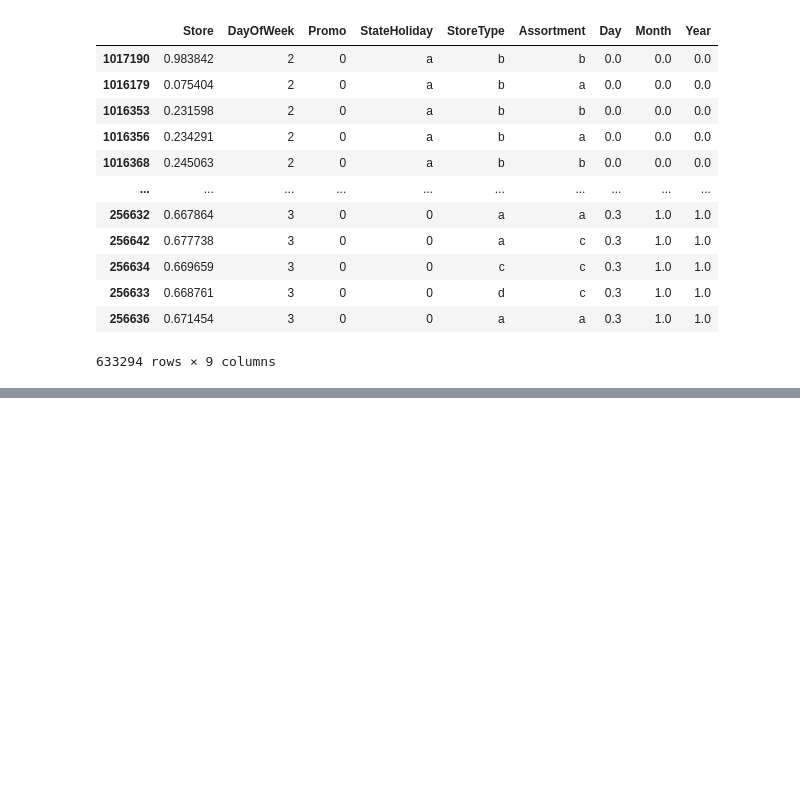
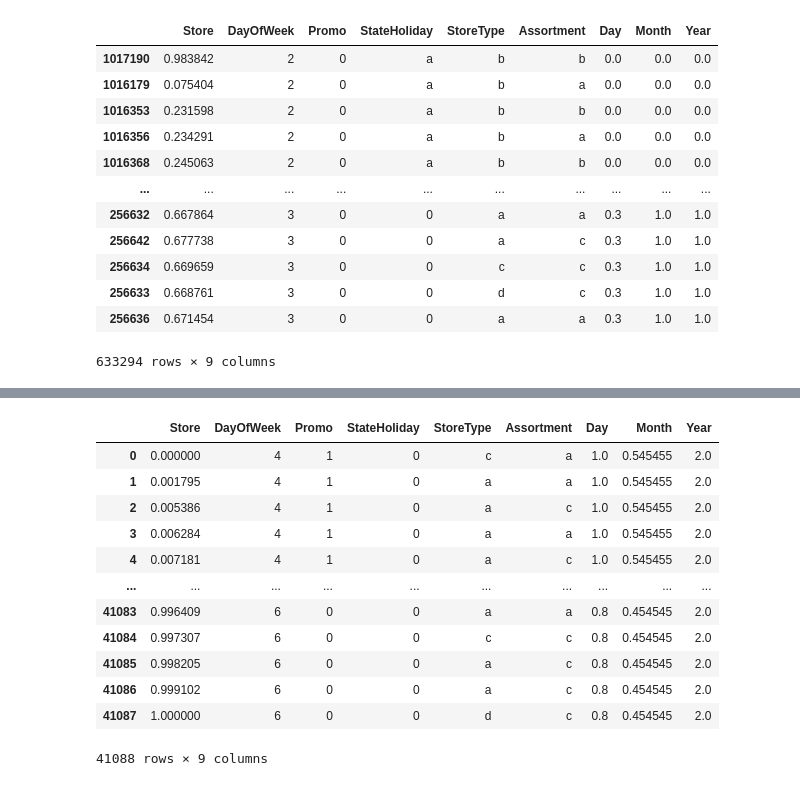
Before and after one commit to Imran1hp/Machine-Learning, a Jupyter notebook: Rossmann_store_sales_prob.ipynb, the cells around one changed output, grey strips where cells are left out. Cells and saved outputs as stored; diff of their text form; code cells hidden in the pictures; blank space fills up the shorter version.

```diff
--- a/Rossmann_store_sales_prob.ipynb
+++ b/Rossmann_store_sales_prob.ipynb
@@ -437,0 +454,16 @@ train_inputs
+# %%
+test_inputs
+# %% [output]
+|  | Store | DayOfWeek | Promo | StateHoliday | StoreType | Assortment | Day | Month | Year |
+| 0 | 0.000000 | 4 | 1 | 0 | c | a | 1.0 | 0.545455 | 2.0 |
+| 1 | 0.001795 | 4 | 1 | 0 | a | a | 1.0 | 0.545455 | 2.0 |
+| 2 | 0.005386 | 4 | 1 | 0 | a | c | 1.0 | 0.545455 | 2.0 |
+| 3 | 0.006284 | 4 | 1 | 0 | a | a | 1.0 | 0.545455 | 2.0 |
+| 4 | 0.007181 | 4 | 1 | 0 | a | c | 1.0 | 0.545455 | 2.0 |
+| ... | ... | ... | ... | ... | ... | ... | ... | ... | ... |
+| 41083 | 0.996409 | 6 | 0 | 0 | a | a | 0.8 | 0.454545 | 2.0 |
+| 41084 | 0.997307 | 6 | 0 | 0 | c | c | 0.8 | 0.454545 | 2.0 |
+| 41085 | 0.998205 | 6 | 0 | 0 | a | c | 0.8 | 0.454545 | 2.0 |
+| 41086 | 0.999102 | 6 | 0 | 0 | a | c | 0.8 | 0.454545 | 2.0 |
+| 41087 | 1.000000 | 6 | 0 | 0 | d | c | 0.8 | 0.454545 | 2.0 |
+41088 rows × 9 columns
```
Also changed, not shown: parts of 5 cells of this notebook.
